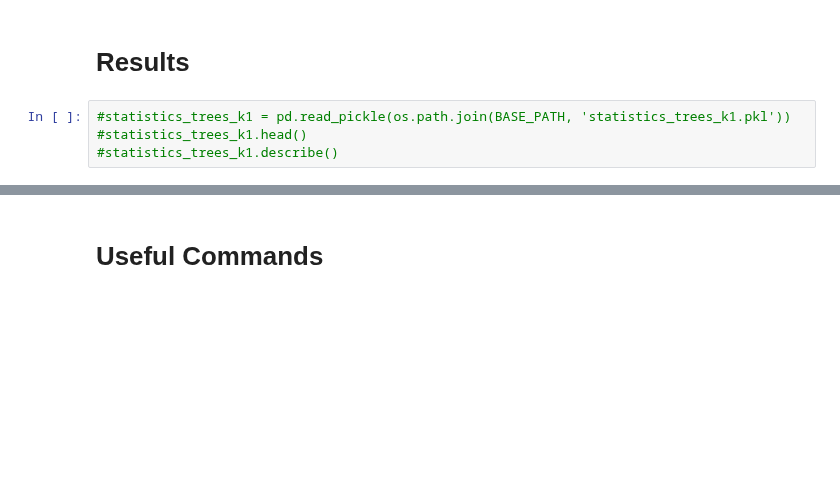
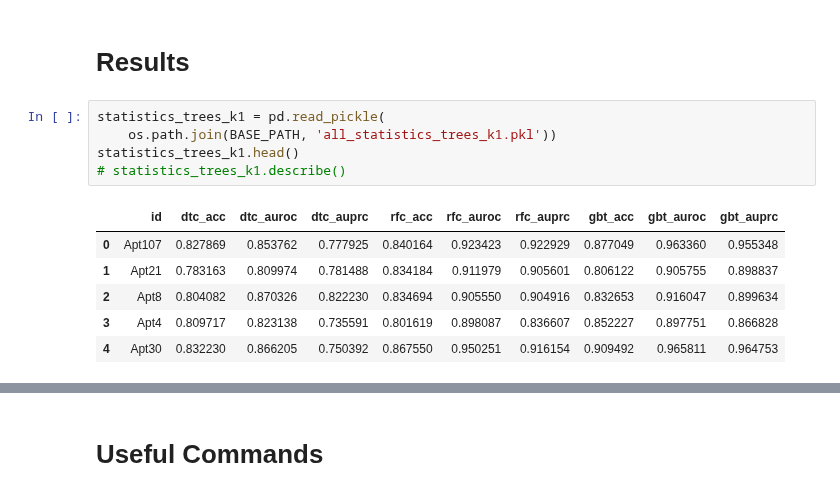
Before and after one commit to soroushomidvar/anomaly-detection, a Jupyter notebook: Spark Model.ipynb, the cells around one changed output, grey strips where cells are left out. Drawn from its saved outputs; the diff is of its cells as text; blank space fills up the shorter version.

```diff
--- a/Spark Model.ipynb
+++ b/Spark Model.ipynb
@@ -1127,7 +1207,15 @@ def call_model_with_mlp(sdf):
 # %% [markdown]
 # **Results**
 # %%
-#statistics_trees_k1 = pd.read_pickle(os.path.join(BASE_PATH, 'statistics_trees_k1.pkl'))
-#statistics_trees_k1.head()
-#statistics_trees_k1.describe()
+statistics_trees_k1 = pd.read_pickle(
+    os.path.join(BASE_PATH, 'all_statistics_trees_k1.pkl'))
+statistics_trees_k1.head()
+# statistics_trees_k1.describe()
+# %% [output]
+|  | id | dtc_acc | dtc_auroc | dtc_auprc | rfc_acc | rfc_auroc | rfc_auprc | gbt_acc | gbt_auroc | gbt_auprc |
+| 0 | Apt107 | 0.827869 | 0.853762 | 0.777925 | 0.840164 | 0.923423 | 0.922929 | 0.877049 | 0.963360 | 0.955348 |
+| 1 | Apt21 | 0.783163 | 0.809974 | 0.781488 | 0.834184 | 0.911979 | 0.905601 | 0.806122 | 0.905755 | 0.898837 |
+| 2 | Apt8 | 0.804082 | 0.870326 | 0.822230 | 0.834694 | 0.905550 | 0.904916 | 0.832653 | 0.916047 | 0.899634 |
+| 3 | Apt4 | 0.809717 | 0.823138 | 0.735591 | 0.801619 | 0.898087 | 0.836607 | 0.852227 | 0.897751 | 0.866828 |
+| 4 | Apt30 | 0.832230 | 0.866205 | 0.750392 | 0.867550 | 0.950251 | 0.916154 | 0.909492 | 0.965811 | 0.964753 |
 # %%
```
Also changed, not shown: parts of 25 cells of this notebook.
